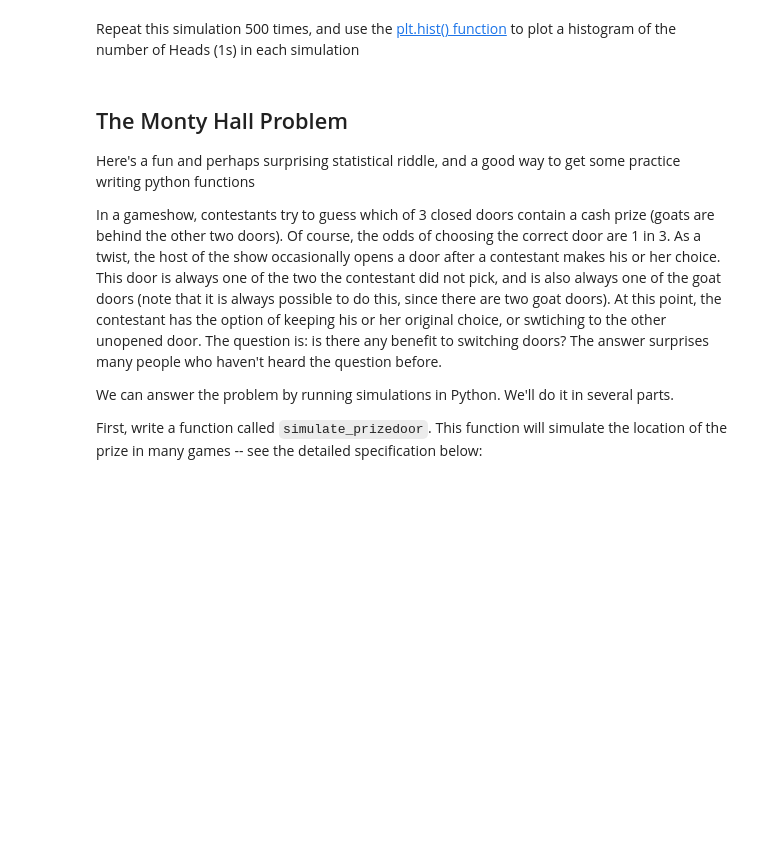
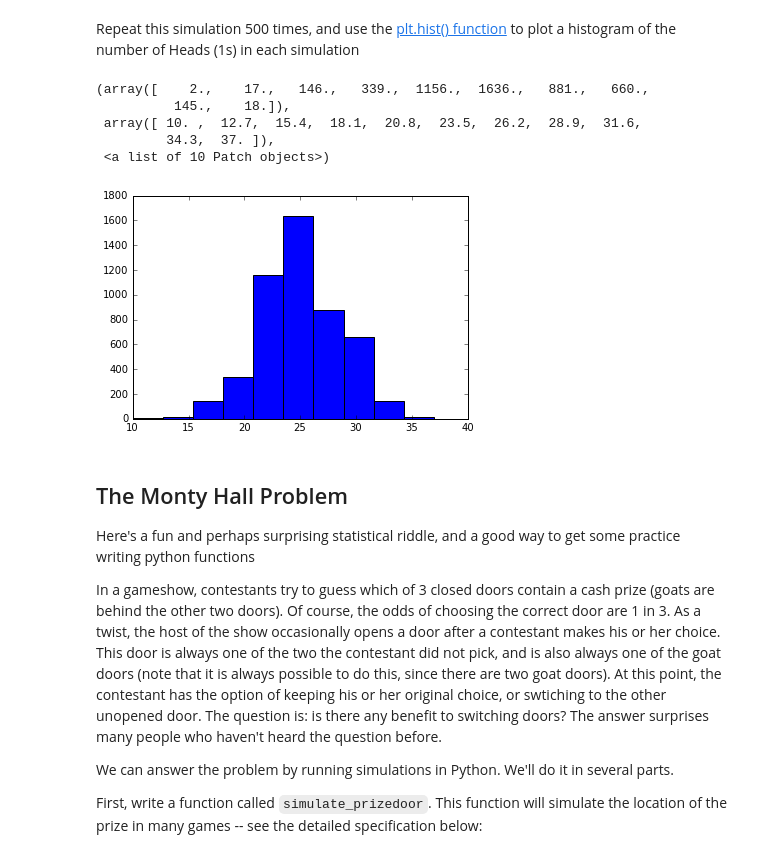
Before and after one commit to Algohash/CS109_2014, a Jupyter notebook: homework/HW0.ipynb, the cells around one changed output. Drawn from its saved outputs; the diff is of its cells as text; code cells hidden in the pictures; blank space fills up the shorter version.

```diff
--- a/homework/HW0.ipynb
+++ b/homework/HW0.ipynb
@@ -222,3 +228,17 @@ Repeat this simulation 500 times, and use the [plt.hist() function](http://matpl
+# %%
+#your code here
+yy = []
+for i in range(5000):
+    yy.append(np.random.binomial(50, 0.5))
+# %%
+plt.hist(yy)
+# %% [output]
+(array([    2.,    17.,   146.,   339.,  1156.,  1636.,   881.,   660.,
+          145.,    18.]),
+ array([ 10. ,  12.7,  15.4,  18.1,  20.8,  23.5,  26.2,  28.9,  31.6,
+         34.3,  37. ]),
+ <a list of 10 Patch objects>)
+[figure, added]
 # %% [markdown]
 ## The Monty Hall Problem
 
```
Also changed, not shown: parts of 15 cells of this notebook.
